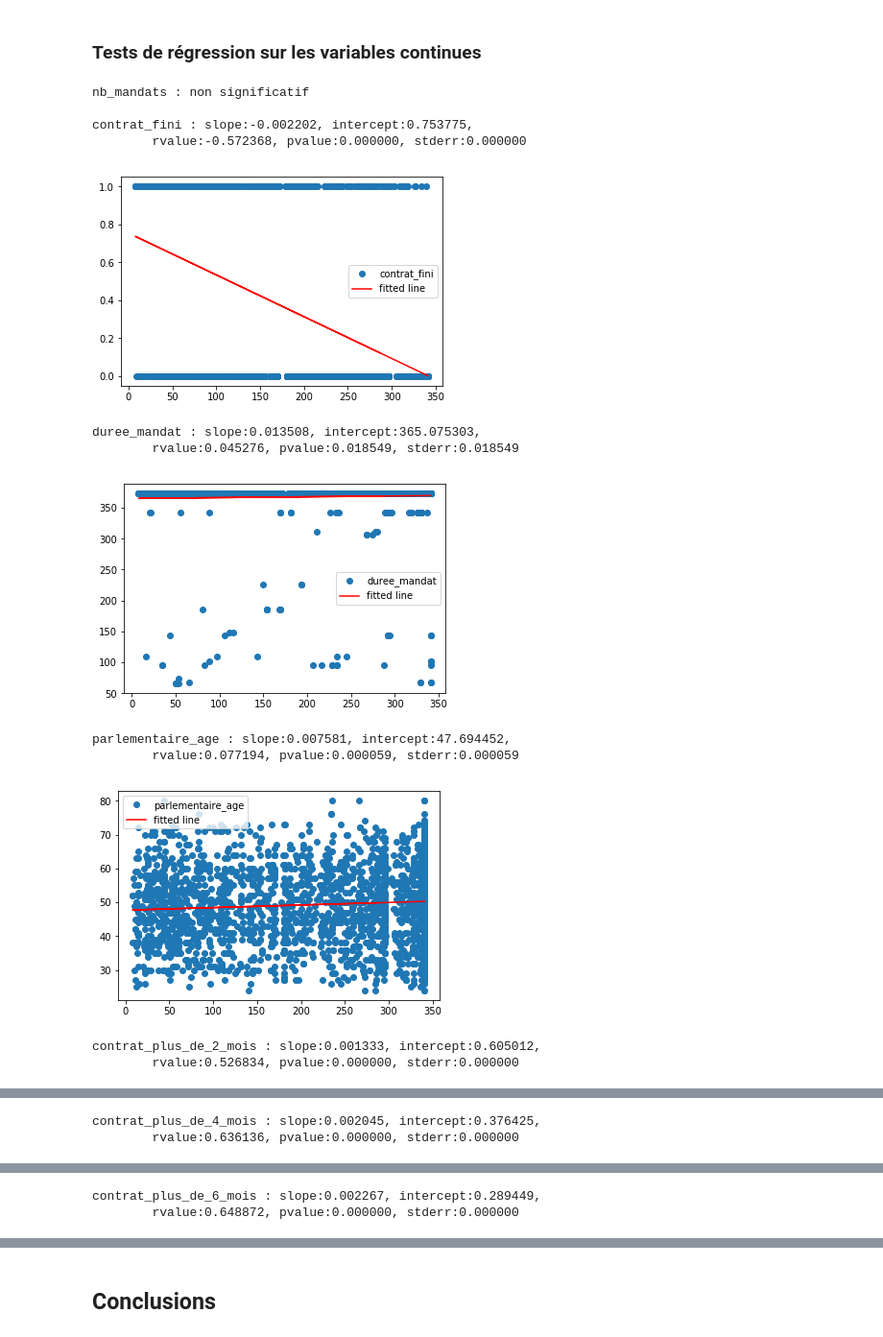
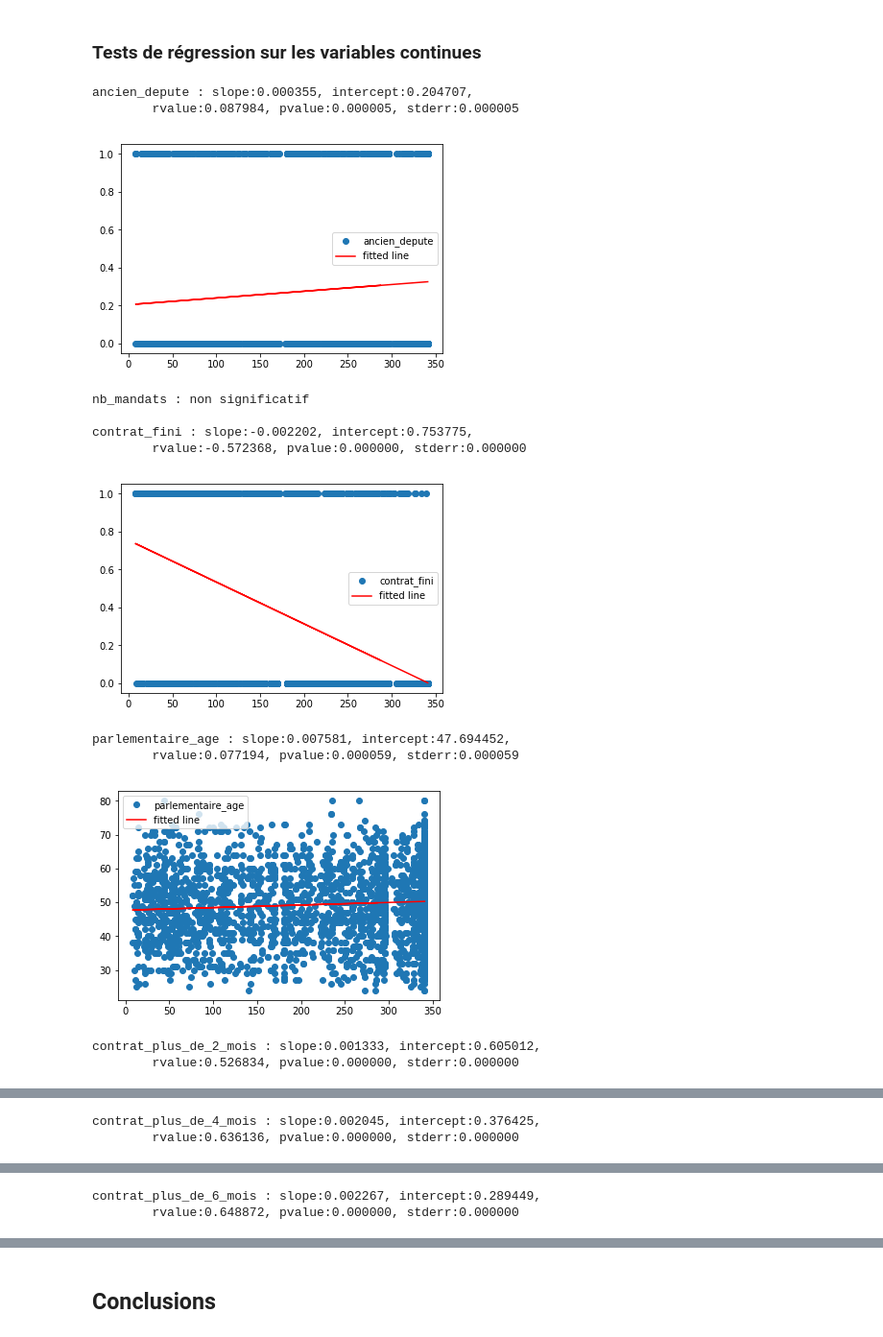
Before and after one commit to regardscitoyens/Collaborateurs-Parlement, a Jupyter notebook: exploitations/turnover.ipynb, the cells around one changed output, grey strips where cells are left out. Shown at 96% size. Saved outputs shown, nothing was run; the diff lists cells and outputs as text; code cells hidden in the pictures.

Commit message:
Correction des anciens députés

```diff
--- a/exploitations/turnover.ipynb
+++ b/exploitations/turnover.ipynb
@@ -278,7 +270,7 @@ dtype: int64
 
 Pour chacune des variables booléennes décrivant les parlementaires (sexe, groupes, etc.) on effectue un test indiquant son effet sur la durée moyenne des contrats de ses collaborateurs.
 # %%
-for i in duree_tt.drop(["nb_contrat_fini", "ratio_contrat_fini", "contrat_moyenne", "nb_collaborateurs", "parlementaire_age", "duree_mandat", "nb_mandats","contrat_max", "contrat_min", "ratio_contrat_mandat", "contrat_fini_max", "contrat_fini_min", "nb_contrats_plus_de_2_mois", "ratio_plus_de_2_mois","nb_contrats_plus_de_4_mois","ratio_plus_de_4_mois","nb_contrats_plus_de_6_mois","ratio_plus_de_6_mois"], 1).columns[4:]:
+for i in duree_tt.drop(["nb_contrat_fini", "ratio_contrat_fini","contrat_mediane", "contrat_moyenne", "nb_collaborateurs", "parlementaire_age", "duree_mandat", "nb_mandats","contrat_max", "contrat_min", "ratio_contrat_mandat", "contrat_fini_max", "contrat_fini_min", "nb_contrats_plus_de_2_mois", "ratio_plus_de_2_mois","nb_contrats_plus_de_4_mois","ratio_plus_de_4_mois","nb_contrats_plus_de_6_mois","ratio_plus_de_6_mois"], 1).columns[4:]:
     cat2 = duree_tt[duree_tt[i] == 0]["contrat_moyenne"]
     cat1 = duree_tt[duree_tt[i] == 1]["contrat_moyenne"]
 
@@ -311,7 +303,7 @@ groupe_NG : 1.724259, 0.085195
 Pour chacune des variables continues, telles que l'âge ou le nombre de collaborateurs, décrivant les parlementaires, on effectue un test de régression qui nous indique son effet sur la durée moyenne de ses contrats.
 # %%
 tt = {}
-for i in duree_tt.columns[4:].drop(["contrat_moyenne", "duree_mandat", "ratio_plus_de_2_mois", "ratio_plus_de_4_mois", "ratio_plus_de_6_mois", "ratio_contrat_fini"], 1):
+for i in duree_tt.columns[4:].drop(["contrat_moyenne", "contrat_mediane", "duree_mandat", "ratio_plus_de_2_mois", "ratio_plus_de_4_mois", "ratio_plus_de_6_mois", "ratio_contrat_fini"], 1):
     tt[i] = linregress(duree_tt["contrat_moyenne"], duree_tt[i])
     #print (tt)
     if tt[i].pvalue < 0.1:
@@ -347,11 +339,12 @@ nb_contrats_plus_de_6_mois : slope:-0.002087, intercept:4.278915,
 
 ### Préparation des données
 # %%
-tous_collaborateurs = csv.merge(duree_collaborateurs.drop([ 'groupe_sigle', 'sexe_parlementaire', 'duree_mandat', 'ancien_depute', 'nb_mandats', 'parlementaire_age'], 1), on="parlementaire")
+tous_collaborateurs = csv.merge(duree_collaborateurs.drop([ 'groupe_sigle', 'sexe_parlementaire', 'duree_mandat', 'nb_mandats', 'parlementaire_age', 'ancien_depute'], 1), on="parlementaire")
 tous_collaborateurs["collaborateur_femme"] = (tous_collaborateurs["sexe_collaborateur"] == "F") * 1
 tous_collaborateurs["collaborateur_homme"] = (tous_collaborateurs["sexe_collaborateur"] == "H") * 1
 tous_collaborateurs.to_csv("../data/turnover_collaborateurs_variables.csv")
 tous_collaborateurs = tous_collaborateurs.drop(["entree", "sortie"], 1)
 
-tous_collaborateurs.columns[41:]
+tous_collaborateurs = tous_collaborateurs.drop(['groupe_sigle', 'parti_ratt_financier', 'sites_web','emails', 'adresses', 'autres_mandats', 'anciens_autres_mandats', 'anciens_mandats', 'profession', 'place_en_hemicycle', 'url_an', 'id_an', 'slug', 'url_nosdeputes', "duree_mandat", "departement"], 1)
+tous_collaborateurs.columns[24:]
 # %% [output]
@@ -371,7 +364,7 @@ Index(['contrat_fini', 'duree_mandat', 'parlementaire_age',
 # %% [markdown]
 ### Test de significativité des variables dichotomiques
 # %%
-for i in tous_collaborateurs.columns[41:].drop(["duree_mandat", "parlementaire_age","contrat_mediane","contrat_moyenne","nb_collaborateurs","contrat_max","contrat_min","nb_contrats_plus_de_2_mois","ratio_plus_de_2_mois","nb_contrats_plus_de_4_mois","ratio_plus_de_4_mois","nb_contrats_plus_de_6_mois","ratio_plus_de_6_mois","nb_contrat_fini","ratio_contrat_fini","contrat_fini_max","contrat_fini_min","ratio_contrat_mandat"], 1):
+for i in tous_collaborateurs.columns[24:].drop(["contrat_fini", "contrat_plus_de_2_mois", "nombredejours","contrat_plus_de_4_mois", "contrat_plus_de_6_mois","parlementaire_age","contrat_mediane","contrat_moyenne","nb_collaborateurs","contrat_max","contrat_min","nb_contrats_plus_de_2_mois","ratio_plus_de_2_mois","nb_contrats_plus_de_4_mois","ratio_plus_de_4_mois","nb_contrats_plus_de_6_mois","ratio_plus_de_6_mois","nb_contrat_fini","ratio_contrat_fini","contrat_fini_max","contrat_fini_min","ratio_contrat_mandat"], 1):
     cat2 = tous_collaborateurs[tous_collaborateurs[i] == 0]["nombredejours"]
     cat1 = tous_collaborateurs[tous_collaborateurs[i] == 1]["nombredejours"]
     tt = ttest_ind(cat1, cat2)
@@ -401,26 +394,26 @@ collaborateur_homme : -2.188292, 0.028734
 ### Tests de régression sur les variables continues
 # %%
 tt = {}
-for i in tous_collaborateurs.drop(["nombredejours"], 1).columns[39:]:
+for i in tous_collaborateurs.drop(["nombredejours", "contrat_moyenne", "contrat_mediane", "ratio_plus_de_2_mois","ratio_plus_de_4_mois","ratio_plus_de_6_mois"], 1).columns[24:]:
     tt[i] = linregress(tous_collaborateurs["nombredejours"], tous_collaborateurs[i])
     #print (tt)
     if tt[i].pvalue < 0.1:
         print("{0} : slope:{1:f}, intercept:{2:f}, \n\trvalue:{3:f}, pvalue:{4:f}, stderr:{4:f}\n".format(i, tt[i].slope, tt[i].intercept, tt[i].rvalue, tt[i].pvalue, tt[i].stderr))
         plt.plot(tous_collaborateurs["nombredejours"], tous_collaborateurs[i], 'o', label=i)
         plt.plot(tous_collaborateurs["nombredejours"], tt[i].intercept + tt[i].slope*tous_collaborateurs["nombredejours"], 'r', label='fitted line')
         plt.legend()
         plt.show()
     else:
         print (i+" : non significatif\n")
 # %% [output]
-nb_mandats : non significatif
-
-contrat_fini : slope:-0.002202, intercept:0.753775,
-        rvalue:-0.572368, pvalue:0.000000, stderr:0.000000
+ancien_depute : slope:0.000355, intercept:0.204707,
+        rvalue:0.087984, pvalue:0.000005, stderr:0.000005
-[figure, old version]
+[figure, new version]
-duree_mandat : slope:0.013508, intercept:365.075303,
-        rvalue:0.045276, pvalue:0.018549, stderr:0.018549
+nb_mandats : non significatif
+
+contrat_fini : slope:-0.002202, intercept:0.753775,
+        rvalue:-0.572368, pvalue:0.000000, stderr:0.000000
-[figure, old version]
+[figure, new version]
 parlementaire_age : slope:0.007581, intercept:47.694452,
         rvalue:0.077194, pvalue:0.000059, stderr:0.000059
 [figure]
```
Also changed, not shown: parts of 17 cells of this notebook.
